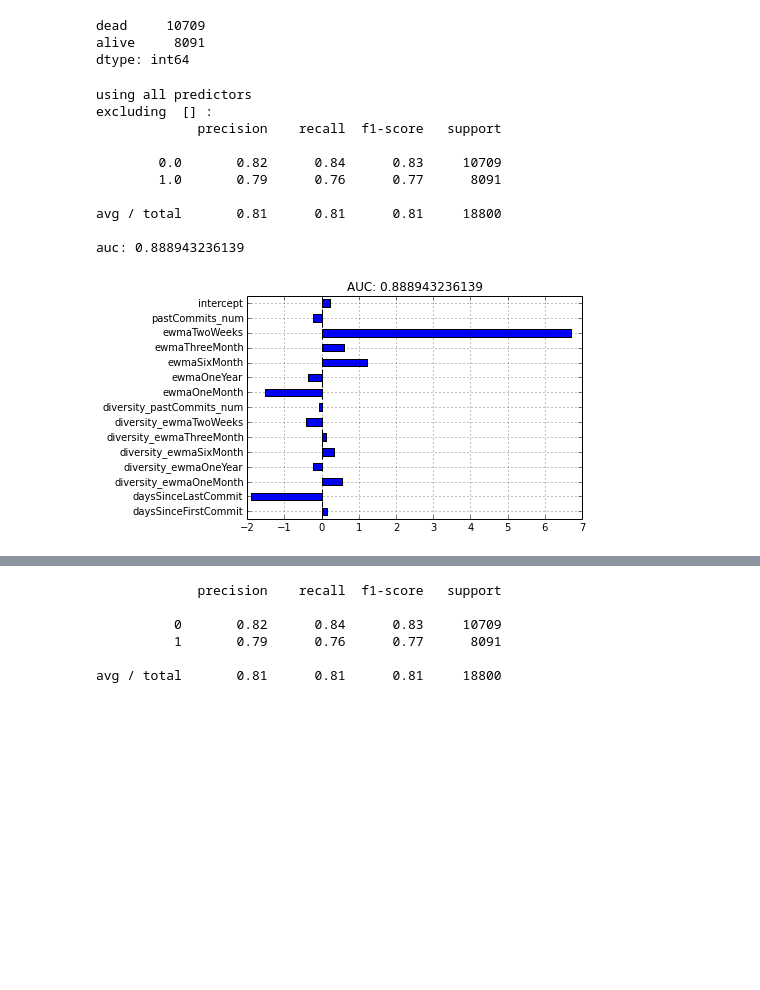
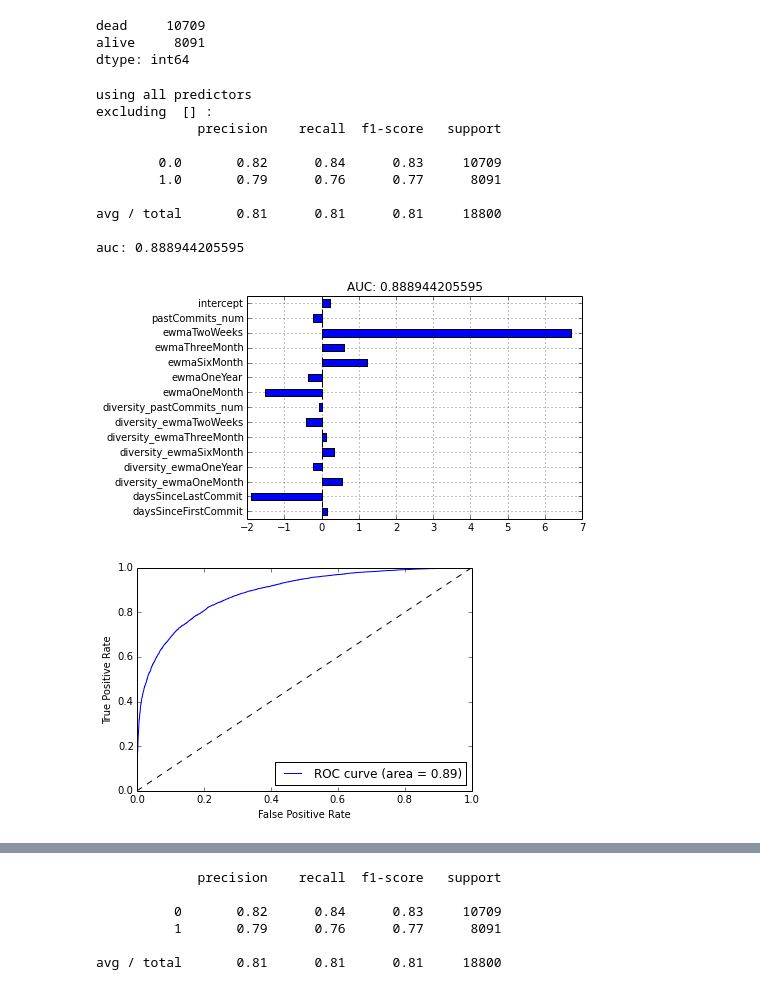
Before and after one commit to gauthamnair/repopulse, a Jupyter notebook: featureImportanceInLogisticRegression.ipynb, the cells around one changed output, grey strips where cells are left out. Cells and saved outputs as stored; diff of their text form; code cells hidden in the pictures; blank space fills up the shorter version.

```diff
--- a/featureImportanceInLogisticRegression.ipynb
+++ b/featureImportanceInLogisticRegression.ipynb
@@ -35,31 +35,50 @@ def evaluatePredictors(predColumns = allColumns):
 	print "auc:", report.auc()
 
 	learner.fit(X, y)
-	return (learner, colNames, report.auc())
+	return (learner, colNames, report)
+# %%
+def plotROC(report):
+    clf()
+    (fpr, tpr) = report.roc()
+    plot(fpr, tpr, label='ROC curve (area = %0.2f)' % report.auc())
+    plot([0, 1], [0, 1], 'k--')
+    xlim([0.0, 1.0])
+    ylim([0.0, 1.0])
+    xlabel('False Positive Rate')
+    ylabel('True Positive Rate')
+    legend(loc="lower right")
 # %%
-def effectOfExcludingColumns(toExclude):
-    print "excluding ", toExclude, ":"
-    (learner, colNames, auc) = evaluatePredictors(predColumns=[p for p in allColumns if p not in toExclude])
+def effectOfExcludingColumns(toExclude = None, includeOnly = None):
+    if toExclude != None:
+        print "excluding ", toExclude, ":"
+        predColumns = [p for p in allColumns if p not in toExclude]
+    else:
+        print "including only ", includeOnly, ":"
+        predColumns = includeOnly
+    (learner, colNames, report) = evaluatePredictors(predColumns=predColumns)
     logistic = learner.named_steps['logistic']
     coefs = pd.Series(data=np.concatenate( (logistic.coef_[0], logistic.intercept_) ),
         index = colNames + ['intercept'])
     coefs.plot(kind='barh')
-    plt.title('AUC: '+ str(auc))
-    return (coefs, auc)
+    plt.title('AUC: '+ str(report.auc()))
+    figure()
+    plotROC(report)
+    return (coefs, report)
 # %%
 print "using all predictors"
-(coefs,auc) = effectOfExcludingColumns([])
+(coefs,report) = effectOfExcludingColumns([])
 # %% [output]
 using all predictors
 excluding  [] :
              precision    recall  f1-score   support
 
         0.0       0.82      0.84      0.83     10709
         1.0       0.79      0.76      0.77      8091
 
 avg / total       0.81      0.81      0.81     18800
 
-auc: 0.888943236139
+auc: 0.888944205595
 [figure]
+[figure, added]
 # %%
 toExclude = ['daysSinceLastCommit']
```
Also changed, not shown: parts of 6 cells of this notebook, 5 other files.
